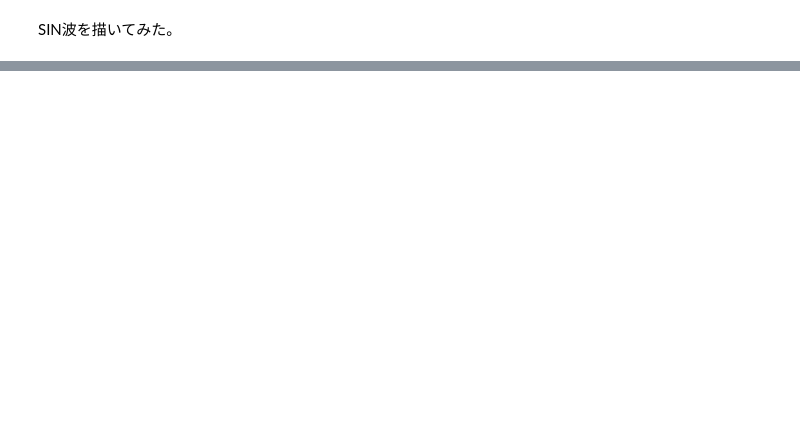
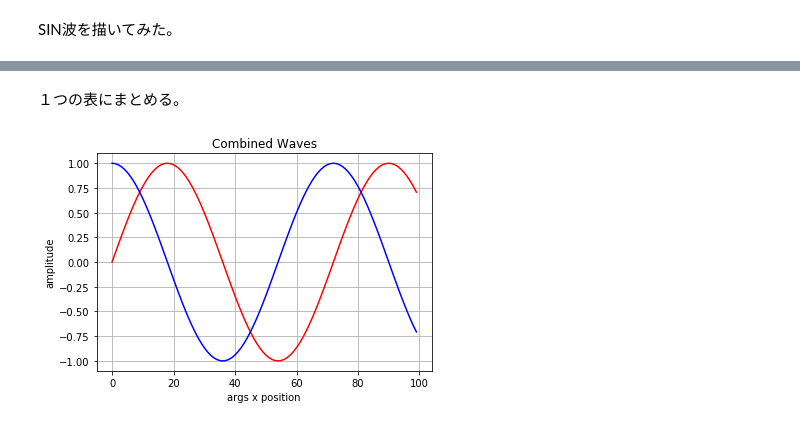
Before and after one commit to slowcooker/python, a Jupyter notebook: Matplotlib-waves.ipynb, the cells around one changed output, grey strips where cells are left out. Drawn from its saved outputs; the diff is of its cells as text; code cells hidden in the pictures; blank space fills up the shorter version.

Commit message:
:bug：import mathが抜けていた不具合修正。 :+1: ２つの波形を表にまとめる。 :+1: sin波にノイズを加える。

```diff
--- a/Matplotlib-waves.ipynb
+++ b/Matplotlib-waves.ipynb
@@ -59 +60,16 @@ plt.show()
 [figure]
+# %% [markdown]
+１つの表にまとめる。
+# %%
+import matplotlib.pyplot as pyp
+fig = pyp.figure()
+ax = fig.add_subplot(1,1,1)
+x = np.linspace(0, 100)
+ax.plot(sinWave[0:100], color='red',  linestyle='solid')
+ax.plot(cos[0:100], color='blue',  linestyle='solid')
+ax.set_title('Combined Waves')
+ax.set_xlabel('args x position')
+ax.set_ylabel('amplitude')
+ax.grid(True)
+# %% [output]
+[figure, added]
```
Also changed, not shown: parts of 2 cells of this notebook.
